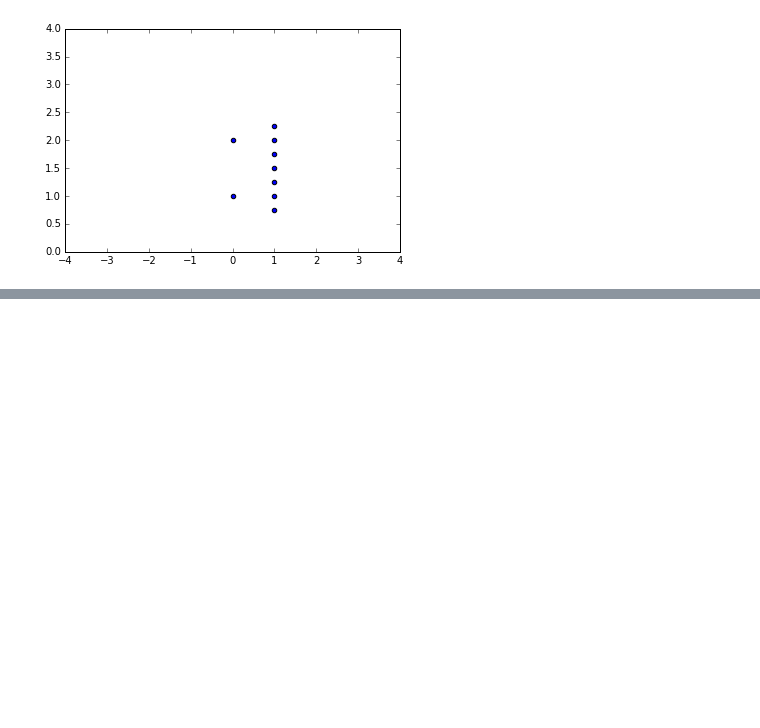
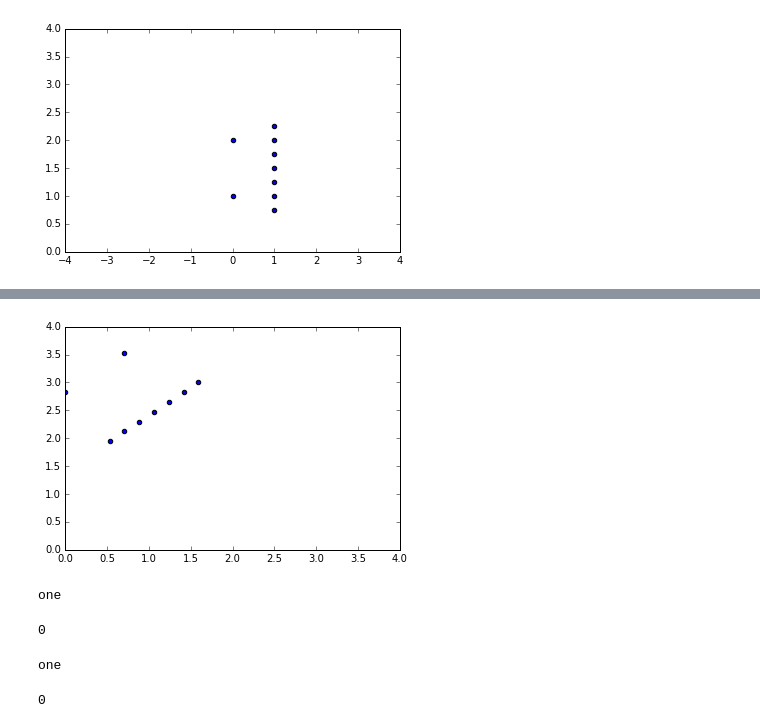
Before and after one commit to TanUkkii007/coding-the-matrix, a Jupyter notebook: ch01/The Field.ipynb, the cells around one changed output, grey strips where cells are left out. Cells and saved outputs as stored; diff of their text form; code cells hidden in the pictures; blank space fills up the shorter version.

```diff
--- a/ch01/The Field.ipynb
+++ b/ch01/The Field.ipynb
@@ -58,0 +66,4 @@ plot_complex({1j*z + 2 -1j for z in S}, xlim=[-4,4])
+# %%
+plot_complex([c*cmath.e**(cmath.pi/4*1j) for c in S])
+# %% [output]
+[figure, added]
@@ -58,0 +104,16 @@ plot_complex({1j*z + 2 -1j for z in S}, xlim=[-4,4])
+# %%
+one*one
+# %% [output]
+one
+# %%
+one*0
+# %% [output]
+0
+# %%
+one+0
+# %% [output]
+one
+# %%
+one+one
+# %% [output]
+0
```
Also changed, not shown: parts of 3 cells of this notebook.
